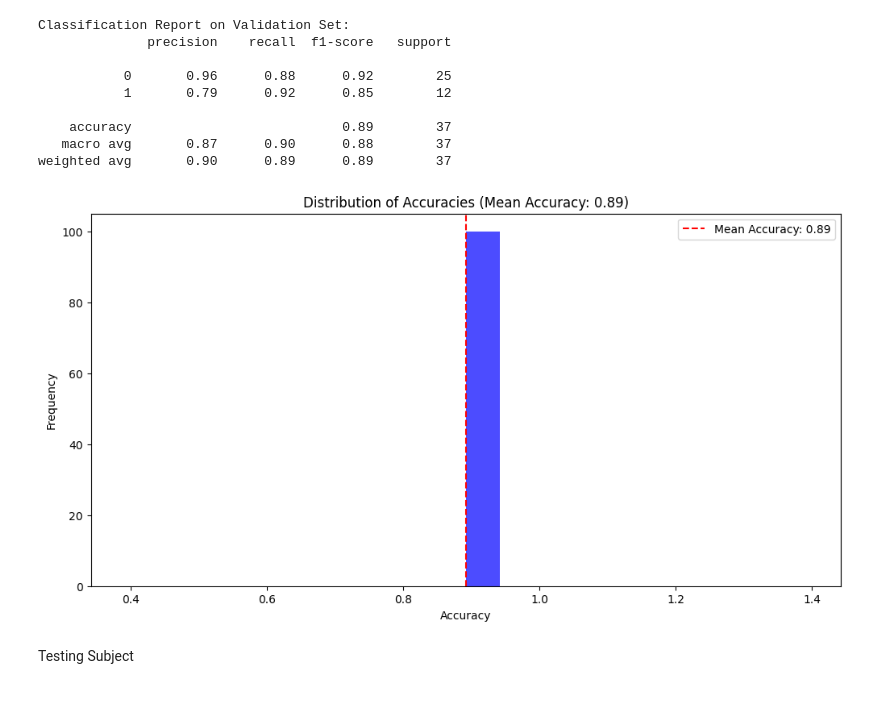
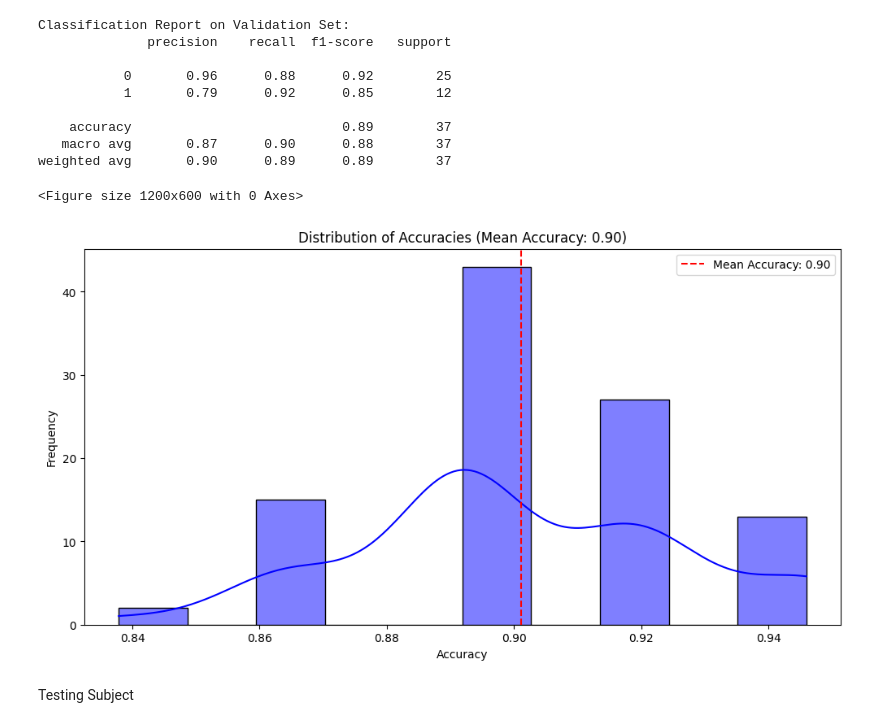
Before and after one commit to alphanyang/ais_ai_detection, a Jupyter notebook: EssayDetectors.ipynb, the cells around one changed output. Drawn from its saved outputs; the diff is of its cells as text; code cells hidden in the pictures; blank space fills up the shorter version.

```diff
--- a/EssayDetectors.ipynb
+++ b/EssayDetectors.ipynb
@@ -635,54 +596,43 @@ Classification Report on Validation Set:
    macro avg       0.87      0.90      0.88        37
 weighted avg       0.90      0.89      0.89        37
 # %%
-# Initialize a list to store accuracy scores
+
 accuracies = []
 
-# Repeat the process 100 times
 for _ in range(100):
-    # Perform the data preprocessing and model training steps here
     tfidf_essay = TfidfVectorizer()
     X_essay_text = tfidf_essay.fit_transform(df_essay['Essay Text'].fillna(''))
 
-    # Transform categorical features
     categorical_features = ['GPTZero Prediction', 'ContentDetectorAI Prediction']
     ohe = OneHotEncoder()
     X_categorical = ohe.fit_transform(df_essay[categorical_features])
-
-    # Prepare numerical feature matrix
     numerical_features = ['Readability', 'Percent SAT', 'Simplicity', 'Lexical Diversity', 'Burstiness', 'Average Sentence Length']
     X_numerical = df_essay[numerical_features].to_numpy()
 
-    # Combine all features
     X_combined = np.hstack((X_categorical.toarray(), X_essay_text.toarray(), X_numerical))
-
-    # Use the numeric labels as the target variable
     y = df_essay['AI Written'].to_numpy()
 
-    # Split the data into training and testing sets
     X_train, X_valid, y_train, y_valid = train_test_split(X_combined, y, test_size=0.2, random_state=42)
 
-    classifier = RandomForestClassifier(random_state=42)
+    classifier = RandomForestClassifier(random_state=_)
     classifier.fit(X_train, y_train)
 
-    # Evaluate the model on the validation set and calculate accuracy
     predictions_valid = classifier.predict(X_valid)
     accuracy = np.mean(predictions_valid == y_valid)
 
-    # Append accuracy to the list
     accuracies.append(accuracy)
 
-# Plot the distribution of accuracies and their means
 plt.figure(figsize=(12, 6))
-plt.hist(accuracies, bins=20, color='blue', alpha=0.7)
+sns.histplot(accuracies, kde=True, color='blue')
 plt.xlabel('Accuracy')
 plt.ylabel('Frequency')
 plt.title(f'Distribution of Accuracies (Mean Accuracy: {np.mean(accuracies):.2f})')
 plt.axvline(x=np.mean(accuracies), color='red', linestyle='--', label=f'Mean Accuracy: {np.mean(accuracies):.2f}')
 plt.legend()
 plt.show()
 # %% [output]
+<Figure size 1200x600 with 0 Axes>
-[figure, old version]
+[figure, new version]
 # %% [markdown]
 Testing Subject
 # %%
```
Also changed, not shown: parts of 12 cells of this notebook.
